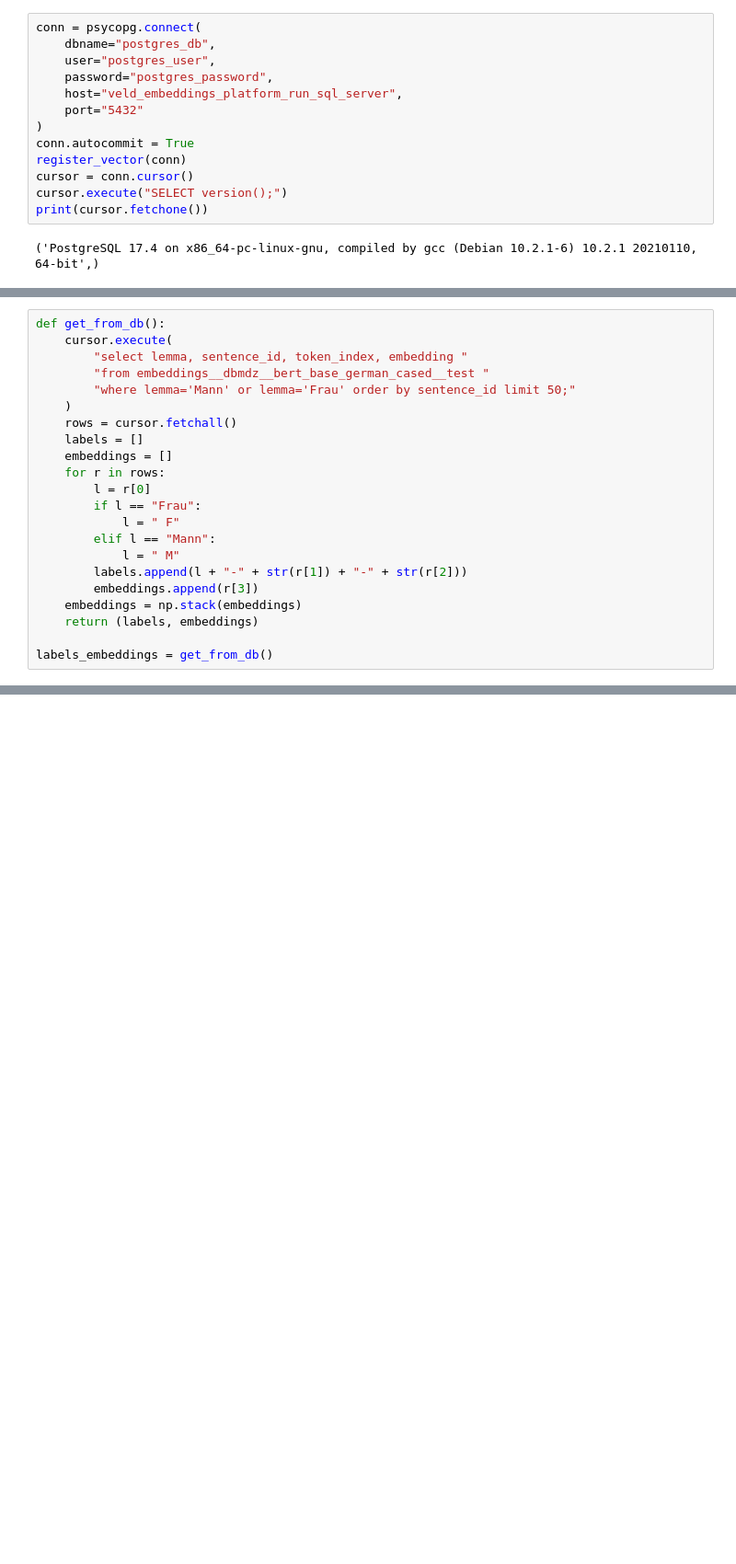
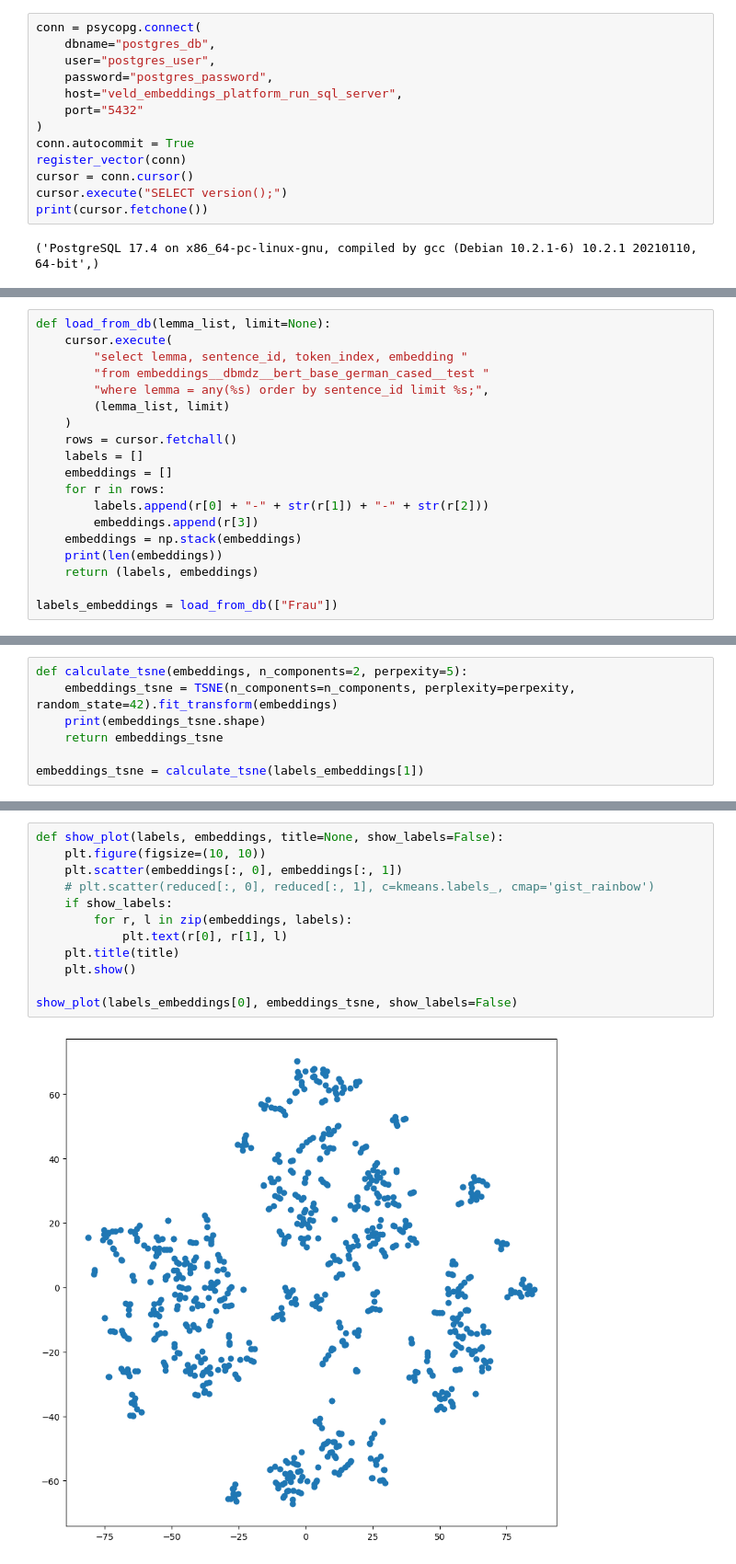
Before and after one commit to veldhub/veld_code__embeddings_platform, a Jupyter notebook: src/notebooks/analyse_embeddings.ipynb, the cells around one changed output, grey strips where cells are left out. Shown at 92% size. Drawn from its saved outputs; the diff is of its cells as text; blank space fills up the shorter version.

Commit message:
test kmeans implementations, do small sample from scratch

```diff
--- a/src/notebooks/analyse_embeddings.ipynb
+++ b/src/notebooks/analyse_embeddings.ipynb
@@ -54,22 +28,19 @@ def show_plot_pca(labels_embeddings, title=None):
 # %%
-def get_from_db():
+def load_from_db(lemma_list, limit=None):
     cursor.execute(
         "select lemma, sentence_id, token_index, embedding "
         "from embeddings__dbmdz__bert_base_german_cased__test "
-        "where lemma='Mann' or lemma='Frau' order by sentence_id limit 50;"
+        "where lemma = any(%s) order by sentence_id limit %s;",
+        (lemma_list, limit)
     )
     rows = cursor.fetchall()
     labels = []
     embeddings = []
     for r in rows:
-        l = r[0]
-        if l == "Frau":
-            l = " F"
-        elif l == "Mann":
-            l = " M"
-        labels.append(l + "-" + str(r[1]) + "-" + str(r[2]))
+        labels.append(r[0] + "-" + str(r[1]) + "-" + str(r[2]))
         embeddings.append(r[3])
     embeddings = np.stack(embeddings)
+    print(len(embeddings))
     return (labels, embeddings)
 
-labels_embeddings = get_from_db()
+labels_embeddings = load_from_db(["Frau"])
@@ -83,0 +76,7 @@ show_plot_pca(labels_embeddings)
+# %%
+def calculate_tsne(embeddings, n_components=2, perpexity=5):
+    embeddings_tsne = TSNE(n_components=n_components, perplexity=perpexity, random_state=42).fit_transform(embeddings)
+    print(embeddings_tsne.shape)
+    return embeddings_tsne
+
+embeddings_tsne = calculate_tsne(labels_embeddings[1])
@@ -83,0 +99,14 @@ show_plot_pca(labels_embeddings)
+# %%
+def show_plot(labels, embeddings, title=None, show_labels=False):
+    plt.figure(figsize=(10, 10))
+    plt.scatter(embeddings[:, 0], embeddings[:, 1])
+    # plt.scatter(reduced[:, 0], reduced[:, 1], c=kmeans.labels_, cmap='gist_rainbow')
+    if show_labels:
+        for r, l in zip(embeddings, labels):
+            plt.text(r[0], r[1], l)
+    plt.title(title)
+    plt.show()
+
+show_plot(labels_embeddings[0], embeddings_tsne, show_labels=False)
+# %% [output]
+[figure, added]
```
Also changed, not shown: parts of 34 cells of this notebook, 1 other file.
